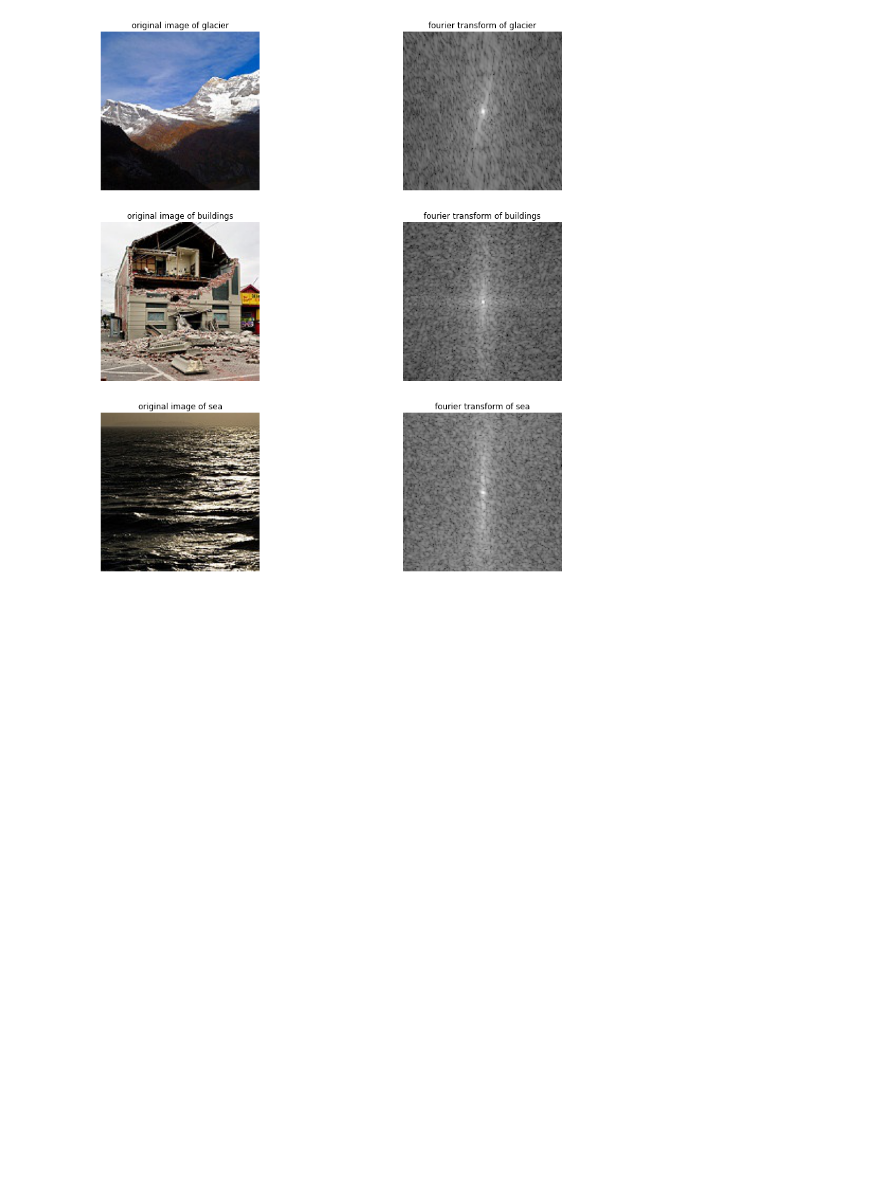
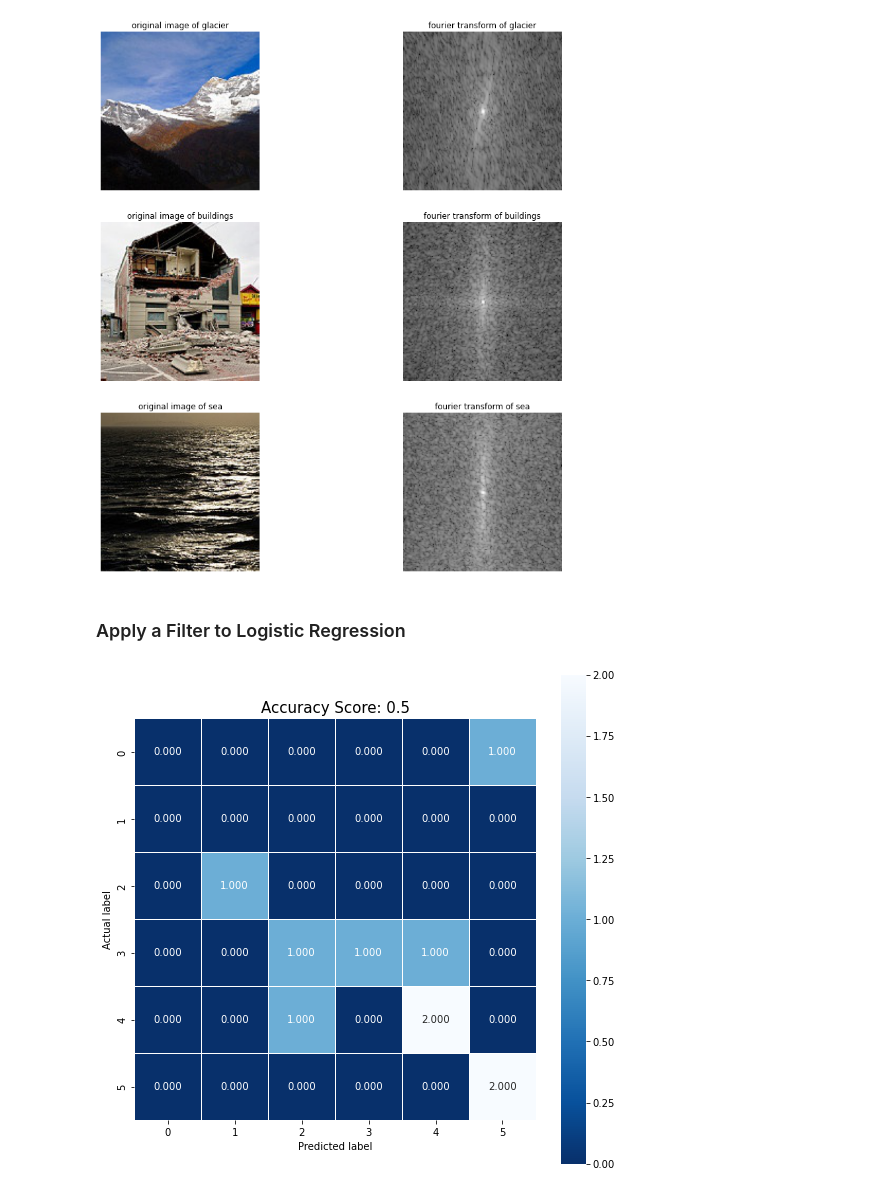
Before and after one commit to roxyrong/w281-project, a Jupyter notebook: Data_Prep_and_Features.ipynb, the cells around one changed output. Cells and saved outputs as stored; diff of their text form; code cells hidden in the pictures; blank space fills up the shorter version.

Commit message:
add train/val, fourier feature, & logistic reg

```diff
--- a/Data_Prep_and_Features.ipynb
+++ b/Data_Prep_and_Features.ipynb
@@ -138,0 +162,38 @@ fourier_transform_3_examples_V2(train.iloc[:3,])
+# %% [markdown]
+### Apply a Filter to Logistic Regression
+# %%
+def logistic_regression(train, val, feature):
+    ''' Function to apply a feature to the validation set
+    and spit out error values (confusion matrix, precision, recall, F1 score, accuracy) '''
+    #apply feature to train and validation images
+    if feature == "fourier":
+        train_featured, train_label = fourier_transform(train)
+        val_featured, val_label = fourier_transform(val)
+    else:
+        pass # add different conditions for different features later
+
+#     print("train images",train_featured.shape)
+#     print("train labels",train_label.shape)
+#     print("val images",val_featured.shape)
+#     print("val labels",val_label.shape)
+
+    #train and predict a multiclass logistic regression
+    logisticRegr = LogisticRegression(multi_class='multinomial',solver='newton-cg')
+    logisticRegr.fit(train_featured, train_label)
+    predictions = logisticRegr.predict(val_featured)
+    score = logisticRegr.score(val_featured, val_label)
+    con_matrix = metrics.confusion_matrix(val_label, predictions)
+
+    plt.figure(figsize=(9,9))
+    sns.heatmap(con_matrix, annot=True, fmt=".3f", linewidths=.5, square = True, cmap = 'Blues_r');
+    plt.ylabel('Actual label');
+    plt.xlabel('Predicted label');
+    all_sample_title = 'Accuracy Score: {0}'.format(score)
+    plt.title(all_sample_title, size = 15);
+
+    pass
+# %%
+# logistic_regression(train, val, "fourier") #full dataset - need to clear out different sized images, uncomment to run
+logistic_regression(train.iloc[:100,], val.iloc[45:55,], "fourier") #trying a small sample for sanity check
+# %% [output]
+[figure, added]
```
Also changed, not shown: parts of 11 cells of this notebook.
